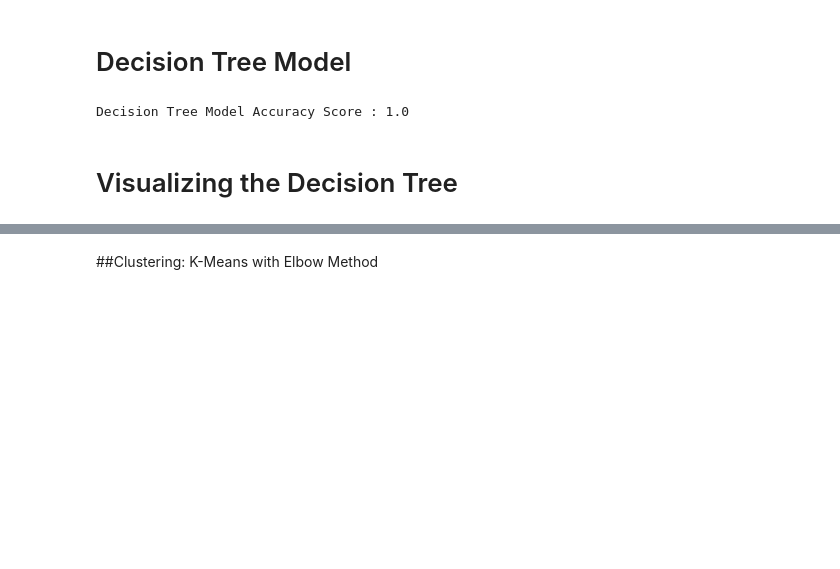
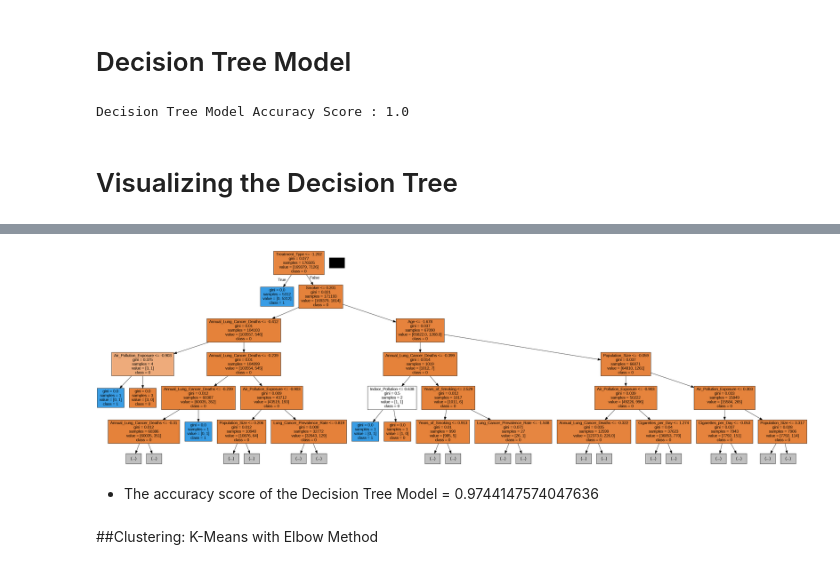
Before and after one commit to sowmyarshetty/Project2-AI-Class, a Jupyter notebook: Project2_AI_LungCancer.ipynb, the cells around one changed output, grey strips where cells are left out. Saved outputs shown, nothing was run; the diff lists cells and outputs as text; code cells hidden in the pictures; blank space fills up the shorter version.

Commit message:
Explored decision tree model

```diff
--- a/Project2_AI_LungCancer.ipynb
+++ b/Project2_AI_LungCancer.ipynb
@@ -386,0 +400,26 @@ Image(graph.create_png())
+# %%
+# Define target and features
+Xdt2_reg = data.drop(columns=["Mortality_Rate","Lung_Cancer_Diagnosis","Adenocarcinoma_Type","Cancer_Stage","Survival_Years"])
+ydt2_reg = data["Lung_Cancer_Diagnosis"]
+
+# Train-test split
+Xdt2_train, Xdt2_test, ydt2_train, ydt2_test = train_test_split(Xdt2_reg, ydt2_reg, test_size=0.2, random_state=42)
+
+scaler = StandardScaler().fit(Xdt2_train)
+Xdt2_train_scaled = scaler.transform(Xdt2_train)
+
+# Transform the test dataset based on the fit from the training dataset
+Xdt2_test_scaled = scaler.transform(Xdt2_test)
+
+# Create the decision tree classifier instance
+dtmodel2 = tree.DecisionTreeClassifier()
+
+# Fit the model
+dtmodel2 = dtmodel2.fit(Xdt2_train_scaled, ydt2_train)
+
+dt2predictions = dtmodel2.predict(Xdt2_test_scaled)
+
+# Calculate the accuracy score
+dt2acc_score = accuracy_score(ydt2_test, dt2predictions)
+
+print(f"Decision Tree Model Accuracy Score : {dt2acc_score}")
@@ -387,3 +437,20 @@ Image(graph.create_png())
+# %%
+# Needed for decision tree visualization
+
+# Create DOT data
+dot_data2 = tree.export_graphviz(
+    dtmodel2, out_file=None, feature_names=Xdt2_reg.columns, class_names=["0", "1"], filled=True, max_depth=5
+)
+
+# Draw graph
+graph2 = pydotplus.graph_from_dot_data(dot_data2)
+
+# Show graph
+Image(graph2.create_png())
+# %% [output]
+[figure, added]
+# %% [markdown]
+*   The accuracy score of the Decision Tree Model =  0.9744147574047636
 # %% [markdown]
 ##Clustering: K-Means with Elbow Method
 # %%
```
Also changed, not shown: parts of 10 cells of this notebook.
